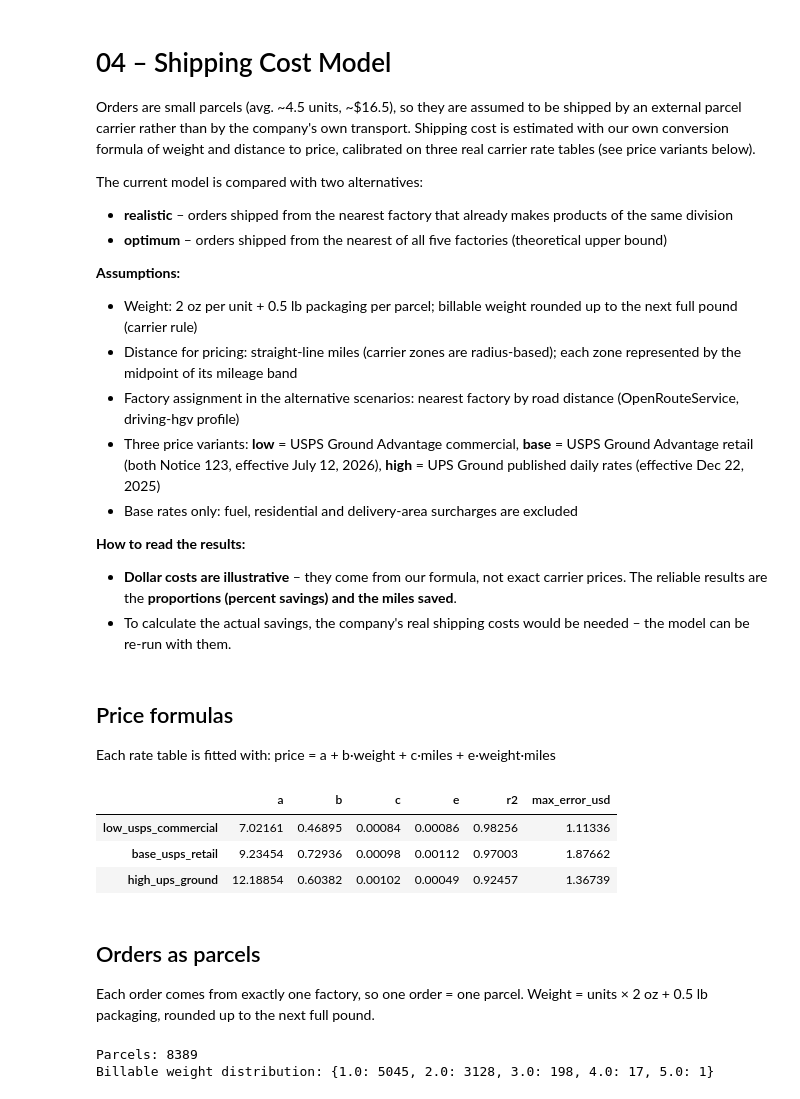
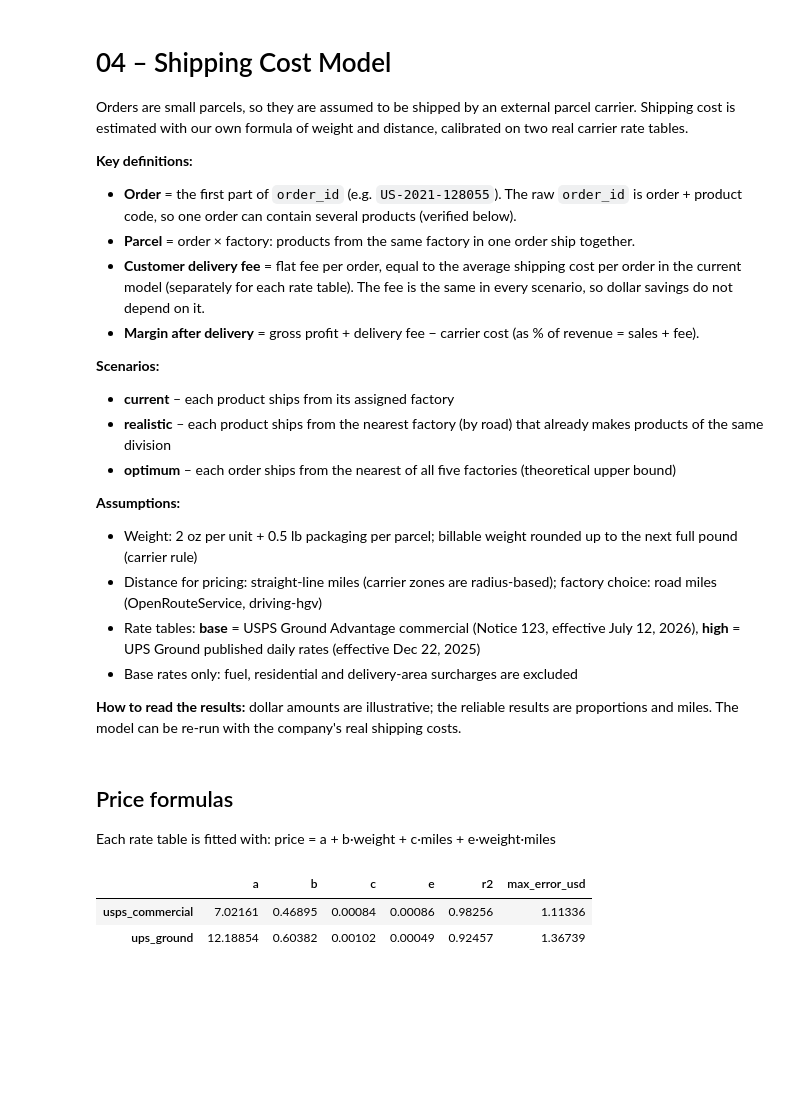
Before and after one commit to MW-12/candy-logistics, a Jupyter notebook: notebooks/04_cost_model.ipynb, the cells around one changed output. Cells and saved outputs as stored; diff of their text form; code cells hidden in the pictures; blank space fills up the shorter version.

Commit message:
Cost model v2: parcel = order × factory, customer delivery fee, margin after delivery (USPS/UPS)

```diff
--- a/notebooks/04_cost_model.ipynb
+++ b/notebooks/04_cost_model.ipynb
@@ -1,22 +1,27 @@
 # %% [markdown]
 # 04 – Shipping Cost Model
-Orders are small parcels (avg. ~4.5 units, ~$16.5), so they are assumed to be shipped by an external parcel carrier rather than by the company's own transport.
-Shipping cost is estimated with our own conversion formula of weight and distance to price, calibrated on three real carrier rate tables (see price variants below).
+Orders are small parcels, so they are assumed to be shipped by an external parcel carrier.
+Shipping cost is estimated with our own formula of weight and distance, calibrated on two real carrier rate tables.
 
-The current model is compared with two alternatives:
-- **realistic** – orders shipped from the nearest factory that already makes products of the same division
-- **optimum** – orders shipped from the nearest of all five factories (theoretical upper bound)
+**Key definitions:**
+- **Order** = the first part of `order_id` (e.g. `US-2021-128055`). The raw `order_id` is order + product code, so one order can contain several products (verified below).
+- **Parcel** = order × factory: products from the same factory in one order ship together.
+- **Customer delivery fee** = flat fee per order, equal to the average shipping cost per order in the current model (separately for each rate table). The fee is the same in every scenario, so dollar savings do not depend on it.
+- **Margin after delivery** = gross profit + delivery fee − carrier cost (as % of revenue = sales + fee).
+
+**Scenarios:**
+- **current** – each product ships from its assigned factory
+- **realistic** – each product ships from the nearest factory (by road) that already makes products of the same division
+- **optimum** – each order ships from the nearest of all five factories (theoretical upper bound)
 
 **Assumptions:**
 - Weight: 2 oz per unit + 0.5 lb packaging per parcel; billable weight rounded up to the next full pound (carrier rule)
-- Distance for pricing: straight-line miles (carrier zones are radius-based); each zone represented by the midpoint of its mileage band
-- Factory assignment in the alternative scenarios: nearest factory by road distance (OpenRouteService, driving-hgv profile)
-- Three price variants: **low** = USPS Ground Advantage commercial, **base** = USPS Ground Advantage retail (both Notice 123, effective July 12, 2026), **high** = UPS Ground published daily rates (effective Dec 22, 2025)
+- Distance for pricing: straight-line miles (carrier zones are radius-based); factory choice: road miles (OpenRouteService, driving-hgv)
+- Rate tables: **base** = USPS Ground Advantage commercial (Notice 123, effective July 12, 2026), **high** = UPS Ground published daily rates (effective Dec 22, 2025)
 - Base rates only: fuel, residential and delivery-area surcharges are excluded
 
-**How to read the results:**
-- **Dollar costs are illustrative** – they come from our formula, not exact carrier prices. The reliable results are the **proportions (percent savings) and the miles saved**.
-- To calculate the actual savings, the company's real shipping costs would be needed – the model can be re-run with them.
+**How to read the results:** dollar amounts are illustrative; the reliable results are proportions and miles.
+The model can be re-run with the company's real shipping costs.
 # %% [markdown]
 ## Price formulas
 Each rate table is fitted with: price = a + b·weight + c·miles + e·weight·miles
@@ -29,7 +34,7 @@ ZONE_MILES = [25, 100, 225, 450, 800, 1200, 1600, 2100]
 
 RATE_CARDS = {
     # USPS Ground Advantage commercial, Notice 123, effective July 12, 2026 (zones 1–8)
-    "low_usps_commercial": {
+    "usps_commercial": {
         "zones": ZONE_MILES,
         "rates": {
             1: [7.61, 7.68, 8.00, 8.15, 8.74, 9.63, 9.98, 10.67],
@@ -39,73 +44,34 @@ RATE_CARDS = {
             5: [9.70, 9.76, 10.14, 11.02, 13.48, 15.89, 17.12, 19.19],
         },
     },
-    # USPS Ground Advantage retail, Notice 123, effective July 12, 2026 (zones 1–8)
-    "base_usps_retail": {
-        "zones": ZONE_MILES,
-        "rates": {
-            1: [9.55, 9.95, 10.20, 10.60, 10.95, 11.35, 11.95, 12.90],
-            2: [10.80, 11.50, 12.20, 13.00, 14.10, 15.10, 16.45, 19.05],
-            3: [11.30, 12.00, 12.65, 13.70, 14.95, 16.45, 18.95, 22.40],
-            4: [12.25, 12.75, 13.65, 14.85, 16.40, 18.30, 20.90, 24.25],
-            5: [12.95, 13.55, 14.55, 15.80, 17.45, 19.60, 22.40, 26.05],
-        },
-    },
     # UPS Ground published daily rates, effective Dec 22, 2025 (zones 2–8, no zone 1)
-    "high_ups_ground": {
+    "ups_ground": {
         "zones": ZONE_MILES[1:],
         "rates": {
             1: [11.99, 12.38, 13.51, 14.10, 14.60, 14.83, 15.03],
             2: [12.85, 14.15, 15.46, 15.79, 16.49, 17.18, 17.40],
             3: [13.38, 14.91, 16.08, 16.93, 17.65, 18.28, 19.14],
             5: [14.19, 15.71, 17.15, 18.65, 19.45, 20.54, 21.72],
         },
     },
 }
 
 def calibrate(card):
     """Fit price = a + b*weight + c*miles + e*weight*miles to a carrier rate card."""
     rows = [(w, d, p) for w, prices in card["rates"].items() for d, p in zip(card["zones"], prices)]
     t = pd.DataFrame(rows, columns=["weight_lb", "miles", "price"])
     X = np.column_stack([np.ones(len(t)), t["weight_lb"], t["miles"], t["weight_lb"] * t["miles"]])
     coef, *_ = np.linalg.lstsq(X, t["price"], rcond=None)
     pred = X @ coef
     r2 = 1 - ((t["price"] - pred) ** 2).sum() / ((t["price"] - t["price"].mean()) ** 2).sum()
     return {"a": coef[0], "b": coef[1], "c": coef[2], "e": coef[3],
             "r2": r2, "max_error_usd": (t["price"] - pred).abs().max()}
 
 formulas = pd.DataFrame({name: calibrate(card) for name, card in RATE_CARDS.items()}).T
 display(formulas.round(5))
 
 formulas.to_csv("../data/processed/cost_formulas.csv", index_label="variant")
 # %% [output]
 |  | a | b | c | e | r2 | max_error_usd |
-| low_usps_commercial | 7.02161 | 0.46895 | 0.00084 | 0.00086 | 0.98256 | 1.11336 |
-| base_usps_retail | 9.23454 | 0.72936 | 0.00098 | 0.00112 | 0.97003 | 1.87662 |
-| high_ups_ground | 12.18854 | 0.60382 | 0.00102 | 0.00049 | 0.92457 | 1.36739 |
+| usps_commercial | 7.02161 | 0.46895 | 0.00084 | 0.00086 | 0.98256 | 1.11336 |
+| ups_ground | 12.18854 | 0.60382 | 0.00102 | 0.00049 | 0.92457 | 1.36739 |
-# %% [markdown]
-## Orders as parcels
-Each order comes from exactly one factory, so one order = one parcel. Weight = units × 2 oz + 0.5 lb packaging, rounded up to the next full pound.
-# %%
-P = "../data/processed/"
-sales = pd.read_csv(P + "sales.csv", dtype={"postal_code": str})
-products = pd.read_csv(P + "products.csv")
-factories = pd.read_csv(P + "factories.csv")
-zips = pd.read_csv(P + "zips.csv", dtype={"zip": str})
-road = pd.read_csv(P + "road_distances.csv", dtype={"zip": str})
-
-lines = sales.merge(products[["product_id", "factory"]], on="product_id")
-orders = lines.groupby("order_id").agg(
-    postal_code=("postal_code", "first"),
-    current_factory=("factory", "first"),
-    divisions=("division", lambda x: frozenset(x)),
-    units=("units", "sum"),
-    sales=("sales", "sum"),
-)
-orders["weight_lb"] = orders["units"] * 2 / 16 + 0.5
-orders["billable_lb"] = np.ceil(orders["weight_lb"])
-
-print("Parcels:", len(orders))
-print("Billable weight distribution:", orders["billable_lb"].value_counts().sort_index().to_dict())
-# %% [output]
-Parcels: 8389
-Billable weight distribution: {1.0: 5045, 2.0: 3128, 3.0: 198, 4.0: 17, 5.0: 1}
```
Also changed, not shown: parts of 20 cells of this notebook, 2 other files.
